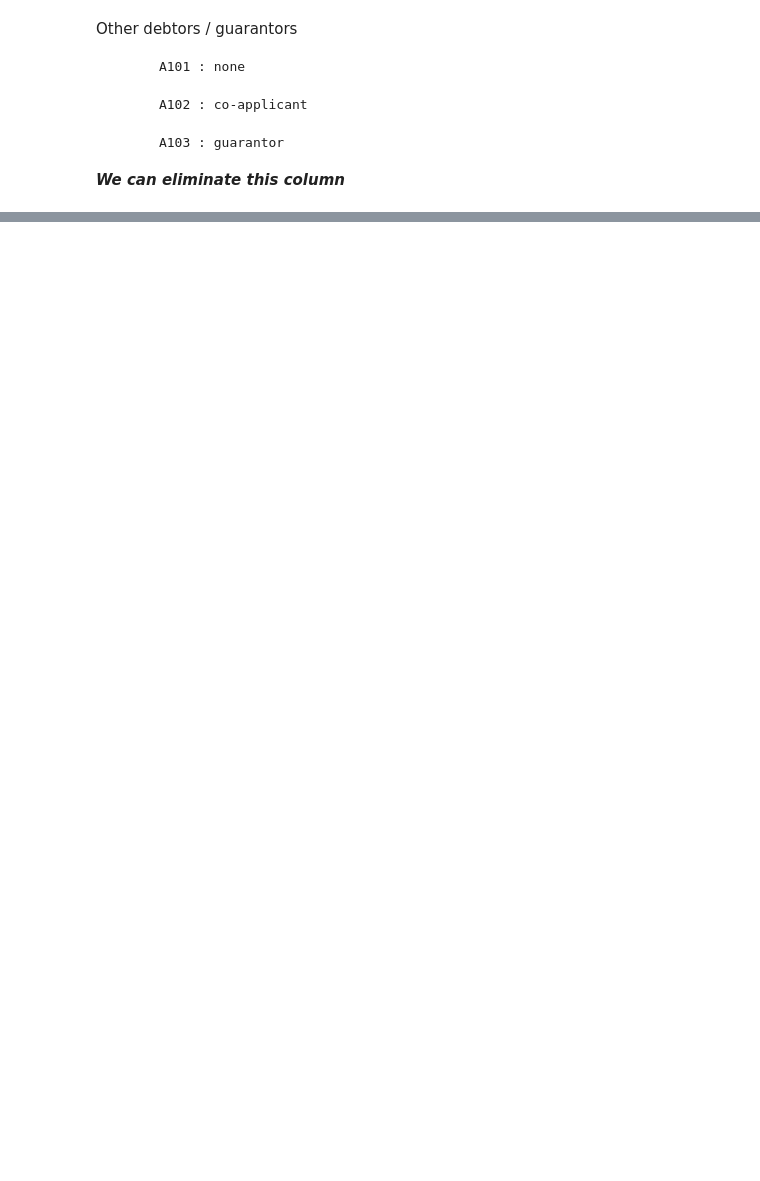
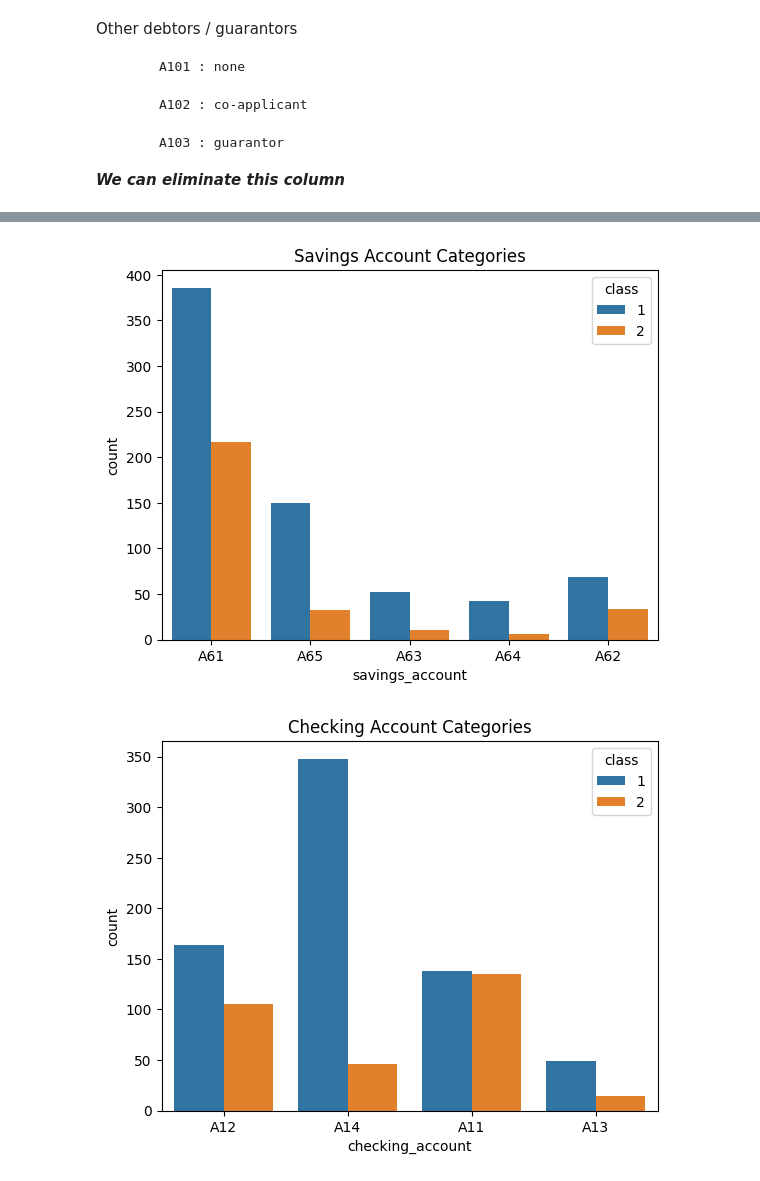
Before and after one commit to lopez-Luis89/Credit, a Jupyter notebook: Team Project AAI 501.ipynb, the cells around one changed output, grey strips where cells are left out. Saved outputs shown, nothing was run; the diff lists cells and outputs as text; code cells hidden in the pictures; blank space fills up the shorter version.

```diff
--- a/Team Project AAI 501.ipynb
+++ b/Team Project AAI 501.ipynb
@@ -277,0 +309,10 @@ Other debtors / guarantors
+# %%
+sns.countplot(data = df , x = df['savings_account'], hue='class')
+plt.title('Savings Account Categories')
+plt.show();
+sns.countplot(data = df , x = df['checking_account'], hue='class')
+plt.title('Checking Account Categories')
+plt.show();
+# %% [output]
+[figure, added]
+[figure, added]
```
Also changed, not shown: parts of 63 cells of this notebook.
